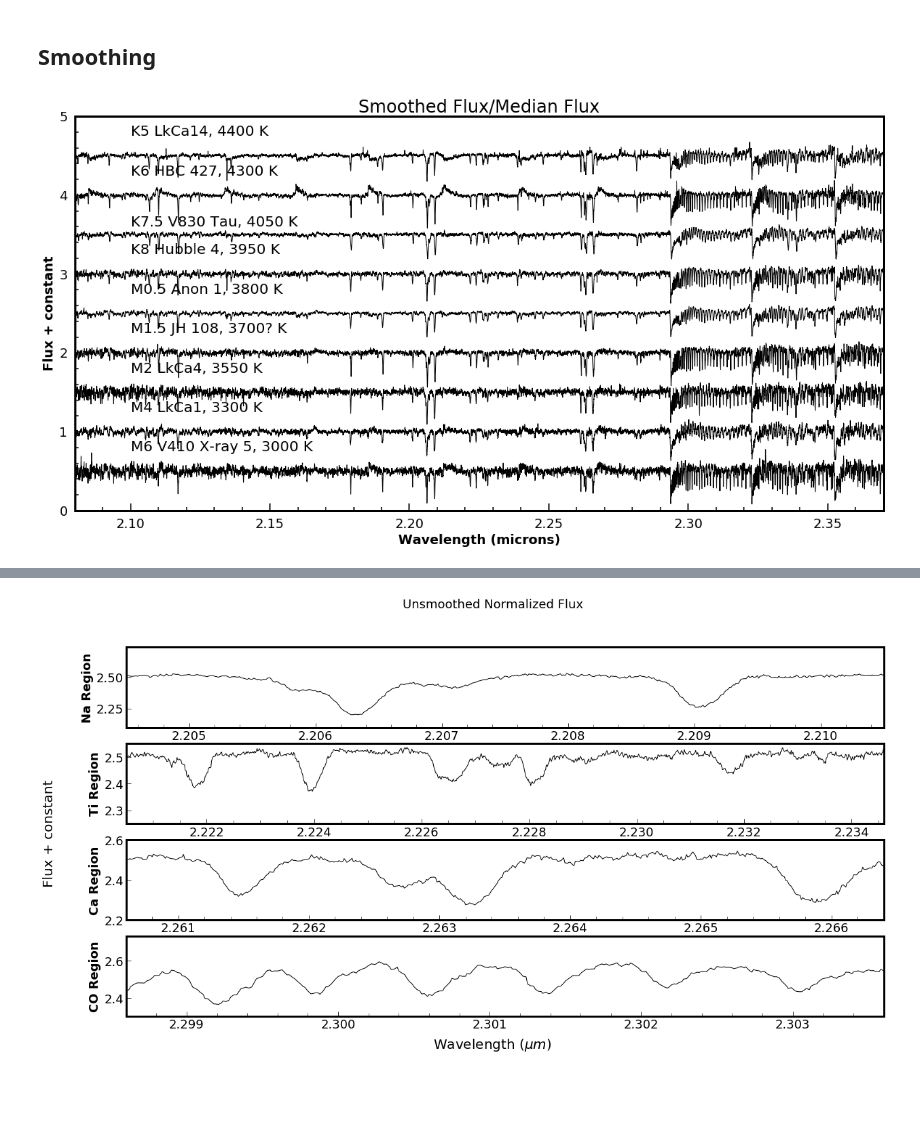
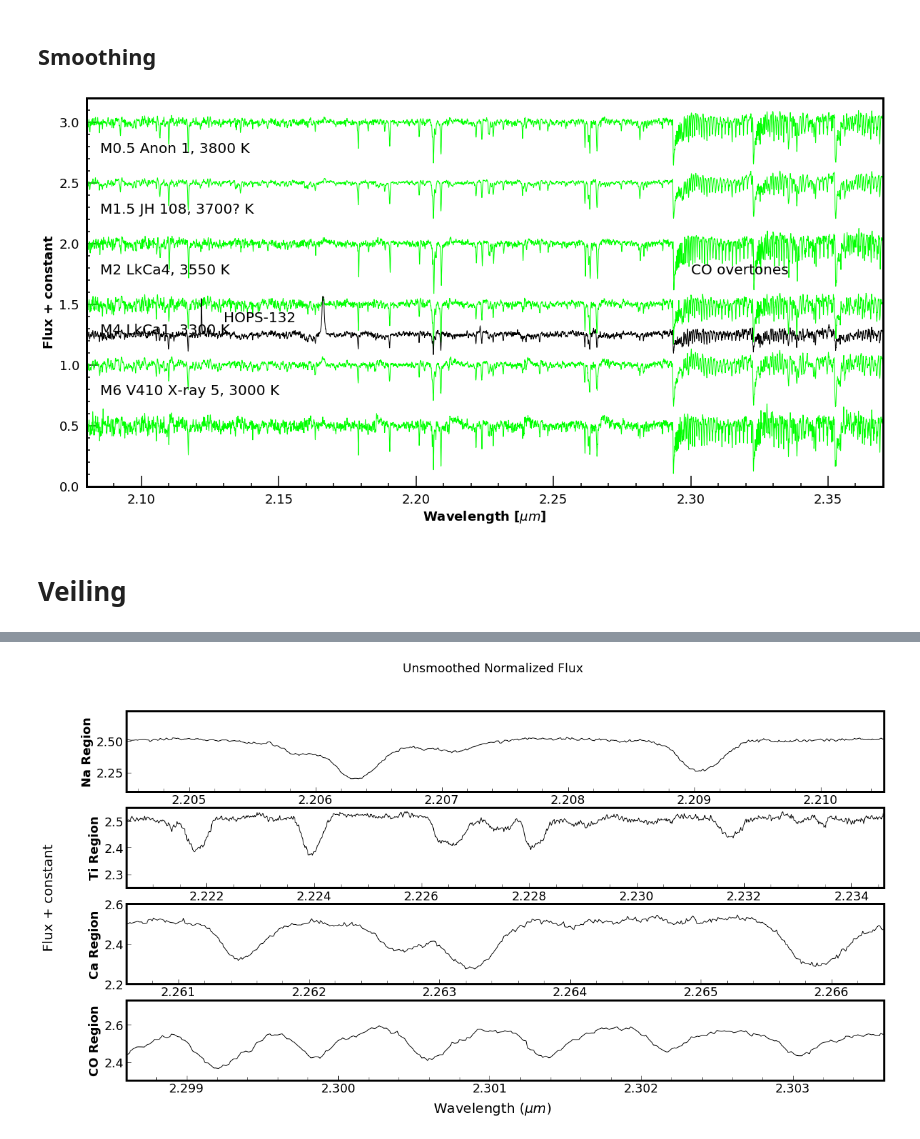
Before and after one commit to SavOliveira/IGRINS-Spectra, a Jupyter notebook: merged_standards_igrins.ipynb, the cells around one changed output, grey strips where cells are left out. Cells and saved outputs as stored; diff of their text form; code cells hidden in the pictures; blank space fills up the shorter version.

Commit message:
7-7-23
Created a plot showing the effects of veiling! If there is a need to change the skeleton is there so it wouldn't take too much work.

```diff
--- a/merged_standards_igrins.ipynb
+++ b/merged_standards_igrins.ipynb
@@ -263,8 +263,8 @@ hops132_df = pd.read_csv(merged_proto_files[0], delimiter='\s+', comment='#', na
 # SNR column is an object for some reason, change to float
 hops132_df['SNR'] = hops132_df['SNR'].astype(float)
 
-# No negative flux and require SNR > 5
-hops132_df = hops132_df[(hops132_df['Flux'] > 0) & (hops132_df['SNR'] > 5) & (hops132_df['SNR'] < 10000)]
+# No negative flux and require SNR > 10
+hops132_df = hops132_df[(hops132_df['Flux'] > 0) & (hops132_df['SNR'] > 10) & (hops132_df['SNR'] < 10000)]
 
 # Wavelength + Flux Arrays
 hops132_wavlen = hops132_df['Wavelength']
@@ -278,8 +278,8 @@ hops194_df = pd.read_csv(merged_proto_files[1], delimiter='\s+', comment='#', na
 # SNR column is an object for some reason, change to float
 hops194_df['SNR'] = hops194_df['SNR'].astype(float)
 
-# No negative flux and require SNR > 5
-hops194_df = hops194_df[(hops194_df['Flux'] > 0) & (hops194_df['SNR'] > 5) & (hops194_df['SNR'] < 10000)]
+# No negative flux and require SNR > 10
+hops194_df = hops194_df[(hops194_df['Flux'] > 0) & (hops194_df['SNR'] > 10) & (hops194_df['SNR'] < 10000)]
 
 # Wavelength + Flux Arrays
 hops194_wavlen = hops194_df['Wavelength']
@@ -293,8 +293,8 @@ hops294_df = pd.read_csv(merged_proto_files[2], delimiter='\s+', comment='#', na
 # SNR column is in string for some reason, change to float
 hops294_df['SNR'] = hops294_df['SNR'].astype(float)
 
-# No negative flux and require SNR > 5
-hops294_df = hops294_df[(hops294_df['Flux'] > 0) & (hops294_df['SNR'] > 5) & (hops294_df['SNR'] < 10000)]
+# No negative flux and require SNR > 10
+hops294_df = hops294_df[(hops294_df['Flux'] > 0) & (hops294_df['SNR'] > 10) & (hops294_df['SNR'] < 10000)]
 
 # Wavelength + Flux Arrays
 hops294_wavlen = hops294_df['Wavelength']
@@ -308,8 +308,8 @@ hops357_df = pd.read_csv(merged_proto_files[3], delimiter='\s+', comment='#', na
 # SNR column is in string for some reason, change to float
 hops357_df['SNR'] = hops357_df['SNR'].astype(float)
 
-# No negative flux and require SNR > 5
-hops357_df = hops357_df[(hops357_df['Flux'] > 0) & (hops357_df['SNR'] > 5) & (hops357_df['SNR'] < 10000)]
+# No negative flux and require SNR > 10
+hops357_df = hops357_df[(hops357_df['Flux'] > 0) & (hops357_df['SNR'] > 10) & (hops357_df['SNR'] < 10000)]
 
 # Wavelength + Flux Arrays
 hops357_wavlen = hops357_df['Wavelength']
@@ -323,8 +323,8 @@ hops388_df = pd.read_csv(merged_proto_files[4], delimiter='\s+', comment='#', na
 # SNR column is in string for some reason, change to float
 hops388_df['SNR'] = hops388_df['SNR'].astype(float)
 
-# No negative flux and require SNR > 5
-hops388_df = hops388_df[(hops388_df['Flux'] > 0) & (hops388_df['SNR'] > 5) & (hops388_df['SNR'] < 10000)]
+# No negative flux and require SNR > 10
+hops388_df = hops388_df[(hops388_df['Flux'] > 0) & (hops388_df['SNR'] > 10) & (hops388_df['SNR'] < 10000)]
 
 # Wavelength + Flux Arrays
 hops388_wavlen = hops388_df['Wavelength']
@@ -538,66 +545,71 @@ plt.show()
 ## Smoothing
 # %%
 # SciPy Savitzky-Golay filter settings
-filt_window = 3
+filt_window = 11
 poly_order = 1
 # savgol_filter(x,window_length=filt_window,polyorder=poly_order)
 
 # Comment later because you're a lazy bum
+# plt.style.use('dark_background')
 fig,ax = plt.subplots(figsize=(20,10))
 
-plt.plot(Lkca14_wavlen,savgol_filter(Lkca14_flux/Lkca14_medflux+3.5,window_length=filt_window,polyorder=poly_order),linewidth=1,c='black')
+# Standards
+# plt.plot(Lkca14_wavlen,savgol_filter(Lkca14_flux/Lkca14_medflux+3.5,window_length=filt_window,polyorder=poly_order),linewidth=1,c='lime')
 
-plt.plot(hbc427_wavlen,savgol_filter(hbc427_flux/hbc427_medflux+3,window_length=filt_window,polyorder=poly_order),linewidth=1,c='black')
+# plt.plot(hbc427_wavlen,savgol_filter(hbc427_flux/hbc427_medflux+2.5,window_length=filt_window,polyorder=poly_order),linewidth=1,c='lime')
 
-plt.plot(v830tau_wavlen,savgol_filter(v830tau_flux/v830tau_medflux+2.5,window_length=filt_window,polyorder=poly_order),linewidth=1,c='black')
+# plt.plot(v830tau_wavlen,savgol_filter(v830tau_flux/v830tau_medflux+2.5,window_length=filt_window,polyorder=poly_order),linewidth=1,c='lime')
 
-plt.plot(hubble4_wavlen,savgol_filter(hubble4_flux/hubble4_medflux+2,window_length=filt_window,polyorder=poly_order),linewidth=1,c='black')
+plt.plot(hubble4_wavlen,savgol_filter(hubble4_flux/hubble4_medflux+2,window_length=filt_window,polyorder=poly_order),linewidth=1,c='lime',label='Taurus Standard')
 
-plt.plot(anon1_wavlen,savgol_filter(anon1_flux/anon1_medflux+1.5,window_length=filt_window,polyorder=poly_order), linewidth=1,c='black')
+plt.plot(anon1_wavlen,savgol_filter(anon1_flux/anon1_medflux+1.5,window_length=filt_window,polyorder=poly_order), linewidth=1,c='lime')
 
-plt.plot(jh108_wavlen,savgol_filter(jh108_flux/jh108_medflux+1,window_length=filt_window,polyorder=poly_order),linewidth=1,c='black')
+plt.plot(jh108_wavlen,savgol_filter(jh108_flux/jh108_medflux+1,window_length=filt_window,polyorder=poly_order),linewidth=1,c='lime')
 
-plt.plot(Lkca4_wavlen,savgol_filter(Lkca4_flux/Lkca4_medflux+0.5,window_length=filt_window,polyorder=poly_order),linewidth=1,c='black')
+plt.plot(Lkca4_wavlen,savgol_filter(Lkca4_flux/Lkca4_medflux+0.5,window_length=filt_window+4,polyorder=poly_order),linewidth=1,c='lime')
 
-plt.plot(Lkca1_wavlen,savgol_filter(Lkca1_flux/Lkca1_medflux,window_length=filt_window,polyorder=poly_order),linewidth=1,c='black')
+plt.plot(Lkca1_wavlen,savgol_filter(Lkca1_flux/Lkca1_medflux,window_length=filt_window,polyorder=poly_order),linewidth=1,c='lime')
 
-plt.plot(v410_wavlen,savgol_filter(v410_flux/v410_medflux-0.5,window_length=filt_window, polyorder=poly_order),linewidth=1,c='black')
+plt.plot(v410_wavlen,savgol_filter(v410_flux/v410_medflux-0.5,window_length=filt_window, polyorder=poly_order),linewidth=1,c='lime')
 
+# Protostar
+plt.plot(hops132_wavlen,savgol_filter(hops132_flux/hops132_medflux+.25, window_length=filt_window+4, polyorder=poly_order),linewidth=1,c='black',label='HOPS-132')
 
-ax.text(text_x,4.75,'K5 LkCa14, 4400 K')
-ax.text(text_x,4.25,'K6 HBC 427, 4300 K')
-ax.text(text_x,3.6,'K7.5 V830 Tau, 4050 K')
-ax.text(text_x,3.25,'K8 Hubble 4, 3950 K')
+text_x = 2.085
 ax.text(text_x,2.75,'M0.5 Anon 1, 3800 K')
 ax.text(text_x,2.25,'M1.5 JH 108, 3700? K')
 ax.text(text_x,1.75,'M2 LkCa4, 3550 K')
 ax.text(text_x,1.25,'M4 LkCa1, 3300 K')
 ax.text(text_x,0.75,'M6 V410 X-ray 5, 3000 K')
+
+ax.text(2.13,1.35,"HOPS-132")
 # # CO Overtones
-# ax.text(2.3,4.75,'CO overtones',color='g')
+ax.text(2.3,1.75,'CO overtones',color='black')
 
 # ax.set_xscale('log')
 # ax.set_yscale('log')
 
 # Add minor ticks
 ax.xaxis.set_minor_locator(ticker.AutoMinorLocator())
 ax.yaxis.set_minor_locator(ticker.AutoMinorLocator())
 
 # Set the tick parameters
-ax.tick_params(axis='both', which='major', direction='in', width=1.5, length=10, pad=10)
+ax.tick_params(axis='both', which='major', direction='in', width=1.5, length=15, pad=10)
 ax.tick_params(axis='both', which='minor', direction='in', width=1.5, length=5, pad=10)
 
 # plt.xlim(2.15,2.36)
 # ax.set_xlim(2.22,2.235)
 plt.xlim(2.08,2.37)
-plt.ylim(0,5)
+plt.ylim(0,3.2)
 
-plt.xlabel('Wavelength (microns)')
+plt.xlabel('Wavelength [$\mu m$]')
 plt.ylabel('Flux + constant')
 # plt.legend()
-plt.title('Smoothed Flux/Median Flux')
+# plt.title('Smoothed Flux/Median Flux')
 plt.savefig(fig_path+'standards_smoothed_overplot.png')
 
 plt.show()
 # %% [output]
-[figure, old version]
+[figure, new version]
+# %% [markdown]
+# Veiling
```
Also changed, not shown: parts of 5 cells of this notebook, 7 other files.
